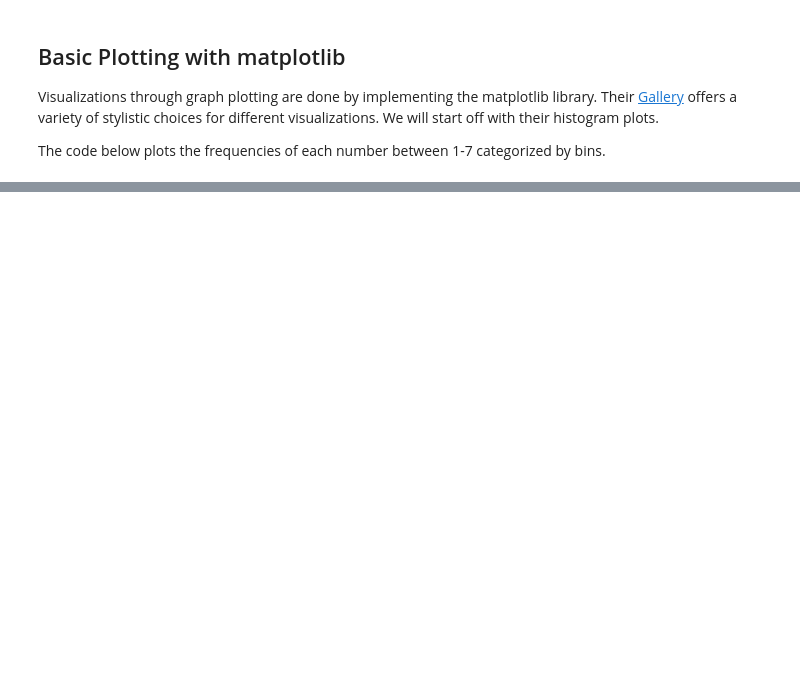
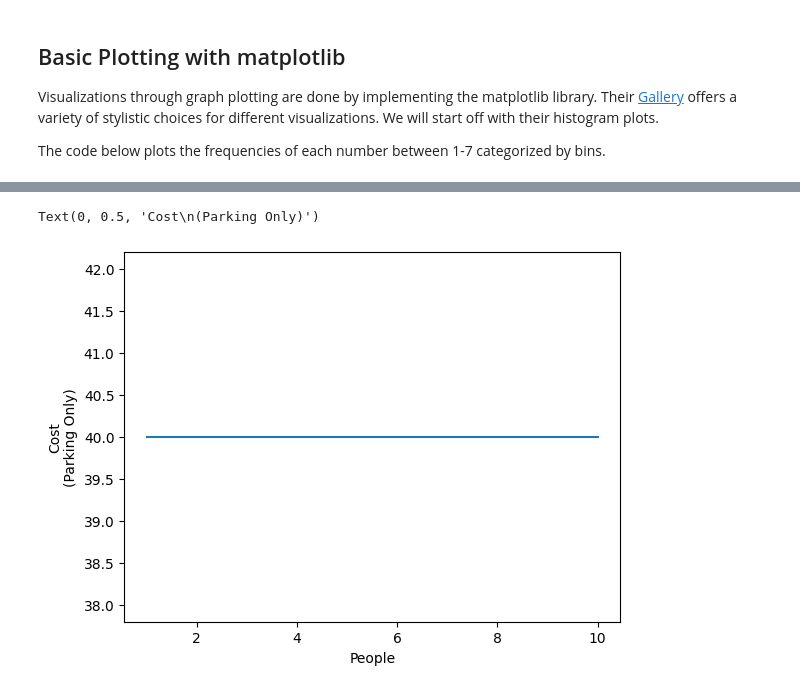
Before and after one commit to MATBckh22/MATB-STUDIOS, a Jupyter notebook: NumPy and matplotlib.ipynb, the cells around one changed output, grey strips where cells are left out. Cells and saved outputs as stored; diff of their text form; code cells hidden in the pictures; blank space fills up the shorter version.

```diff
--- a/NumPy and matplotlib.ipynb
+++ b/NumPy and matplotlib.ipynb
@@ -69,0 +119,11 @@ In order to extract just the histogram counts, we index the first element of the
+# %%
+people = np.arange(1,11) #integer intervals from 1-11 (not including 11)
+
+total_cost = np.ones_like(people) * 40.0
+ax = plt.gca()
+ax.plot(people, total_cost)
+ax.set_xlabel("People")
+ax.set_ylabel("Cost\n(Parking Only)")
+# %% [output]
+Text(0, 0.5, 'Cost\n(Parking Only)')
+[figure, added]
```
Also changed, not shown: parts of 8 cells of this notebook.
